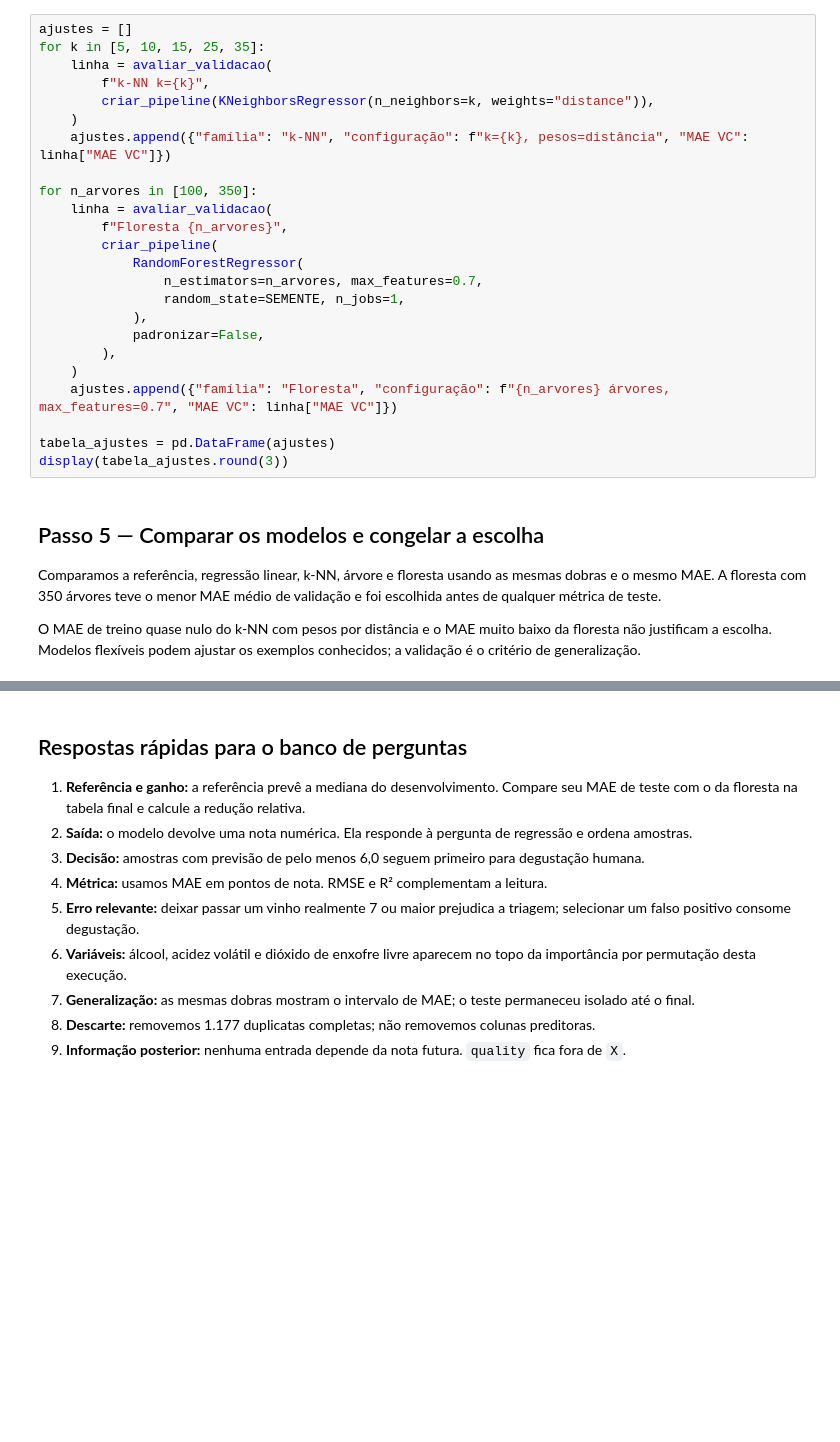
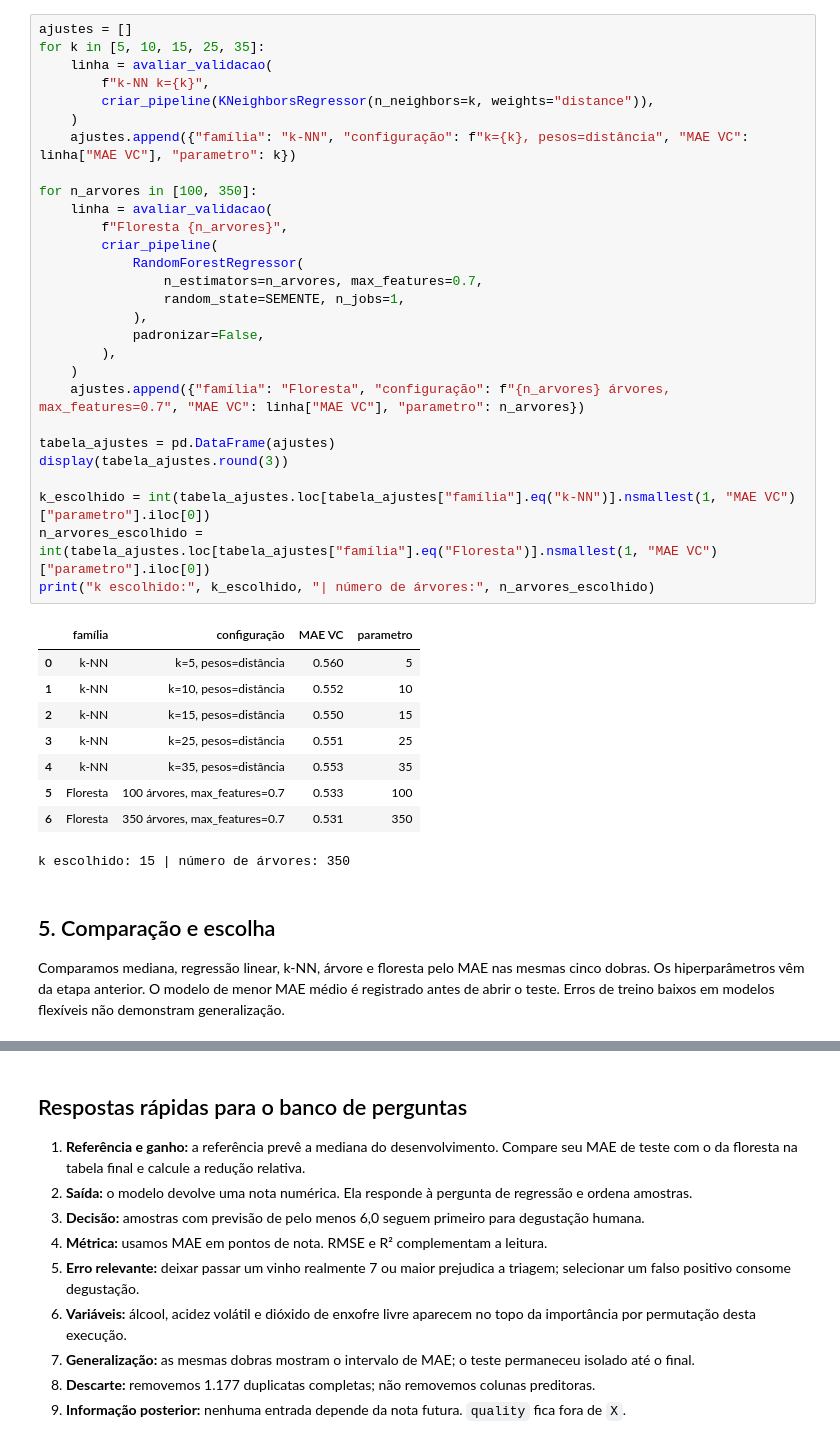
Before and after one commit to danielgilcastro/aprendizado_de_maquina, a Jupyter notebook: projeto/projeto_qualidade_vinhos_completo.ipynb, the cells around one changed output, grey strips where cells are left out. Cells and saved outputs as stored; diff of their text form; blank space fills up the shorter version.

```diff
--- a/projeto/projeto_qualidade_vinhos_completo.ipynb
+++ b/projeto/projeto_qualidade_vinhos_completo.ipynb
@@ -230,33 +272,45 @@ plt.show()
 # %%
 ajustes = []
 for k in [5, 10, 15, 25, 35]:
     linha = avaliar_validacao(
         f"k-NN k={k}",
         criar_pipeline(KNeighborsRegressor(n_neighbors=k, weights="distance")),
     )
-    ajustes.append({"família": "k-NN", "configuração": f"k={k}, pesos=distância", "MAE VC": linha["MAE VC"]})
+    ajustes.append({"família": "k-NN", "configuração": f"k={k}, pesos=distância", "MAE VC": linha["MAE VC"], "parametro": k})
 
 for n_arvores in [100, 350]:
     linha = avaliar_validacao(
         f"Floresta {n_arvores}",
         criar_pipeline(
             RandomForestRegressor(
                 n_estimators=n_arvores, max_features=0.7,
                 random_state=SEMENTE, n_jobs=1,
             ),
             padronizar=False,
         ),
     )
-    ajustes.append({"família": "Floresta", "configuração": f"{n_arvores} árvores, max_features=0.7", "MAE VC": linha["MAE VC"]})
+    ajustes.append({"família": "Floresta", "configuração": f"{n_arvores} árvores, max_features=0.7", "MAE VC": linha["MAE VC"], "parametro": n_arvores})
 
 tabela_ajustes = pd.DataFrame(ajustes)
 display(tabela_ajustes.round(3))
+
+k_escolhido = int(tabela_ajustes.loc[tabela_ajustes["família"].eq("k-NN")].nsmallest(1, "MAE VC")["parametro"].iloc[0])
+n_arvores_escolhido = int(tabela_ajustes.loc[tabela_ajustes["família"].eq("Floresta")].nsmallest(1, "MAE VC")["parametro"].iloc[0])
+print("k escolhido:", k_escolhido, "| número de árvores:", n_arvores_escolhido)
+# %% [output]
+|  | família | configuração | MAE VC | parametro |
+| 0 | k-NN | k=5, pesos=distância | 0.560 | 5 |
+| 1 | k-NN | k=10, pesos=distância | 0.552 | 10 |
+| 2 | k-NN | k=15, pesos=distância | 0.550 | 15 |
+| 3 | k-NN | k=25, pesos=distância | 0.551 | 25 |
+| 4 | k-NN | k=35, pesos=distância | 0.553 | 35 |
+| 5 | Floresta | 100 árvores, max_features=0.7 | 0.533 | 100 |
+| 6 | Floresta | 350 árvores, max_features=0.7 | 0.531 | 350 |
+k escolhido: 15 | número de árvores: 350
 # %% [markdown]
-## Passo 5 — Comparar os modelos e congelar a escolha
+## 5. Comparação e escolha
 
-Comparamos a referência, regressão linear, k-NN, árvore e floresta usando as mesmas dobras e o mesmo MAE. A floresta com 350 árvores teve o menor MAE médio de validação e foi escolhida antes de qualquer métrica de teste.
-
-O MAE de treino quase nulo do k-NN com pesos por distância e o MAE muito baixo da floresta não justificam a escolha. Modelos flexíveis podem ajustar os exemplos conhecidos; a validação é o critério de generalização.
+Comparamos mediana, regressão linear, k-NN, árvore e floresta pelo MAE nas mesmas cinco dobras. Os hiperparâmetros vêm da etapa anterior. O modelo de menor MAE médio é registrado antes de abrir o teste. Erros de treino baixos em modelos flexíveis não demonstram generalização.
 # %%
 modelos = {
     "Referência (mediana)": criar_pipeline(DummyRegressor(strategy="median"), padronizar=False),
```
Also changed, not shown: parts of 24 cells of this notebook, 17 other files.
